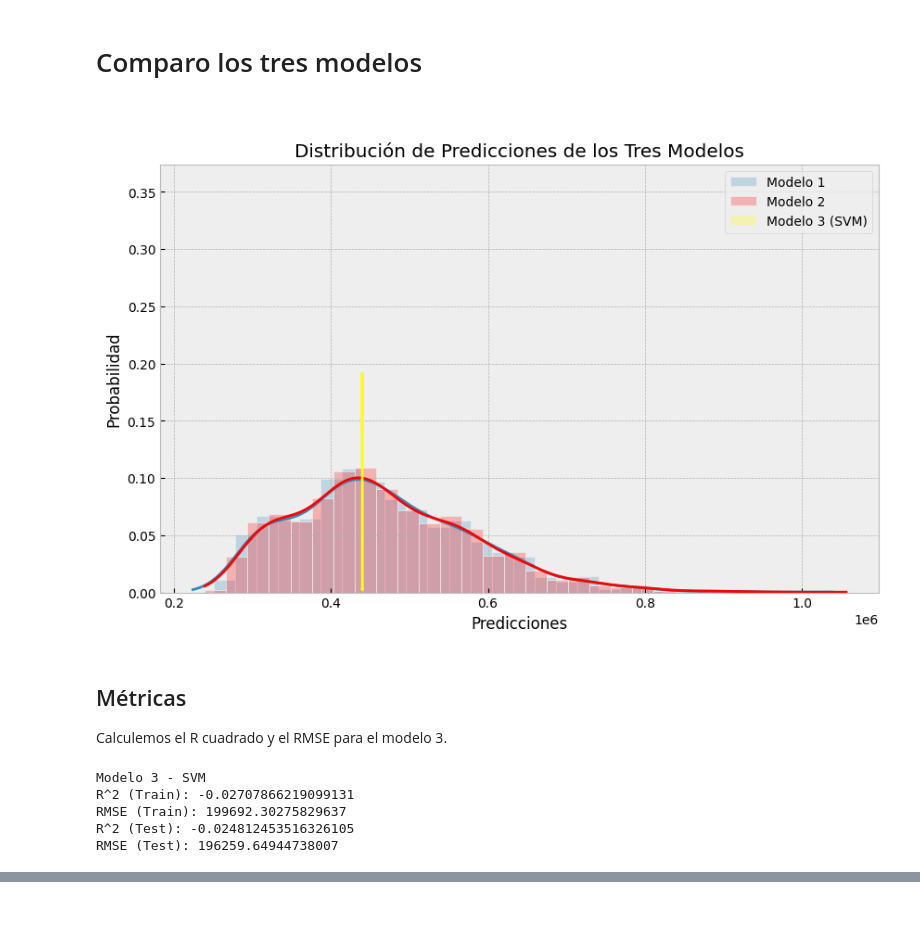
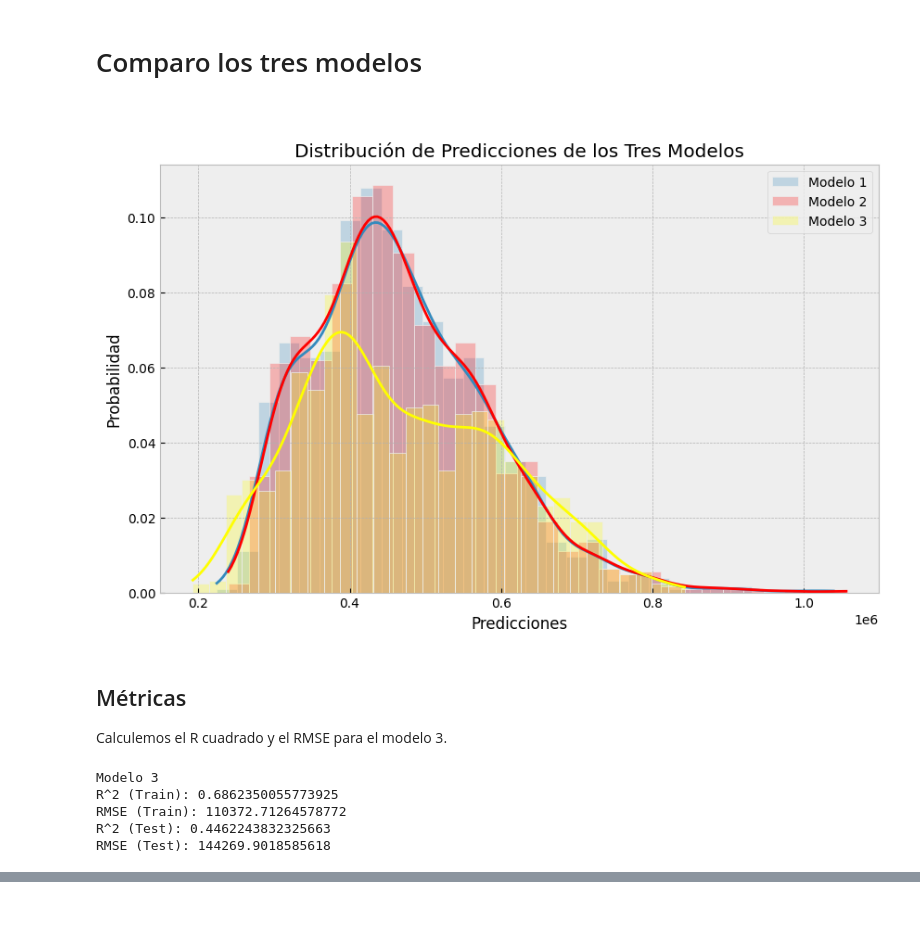
Before and after one commit to NicholasSprigings/EntregaFinal_DataScience_Coderhouse_NicholasSprigings, a Jupyter notebook: EntregaFinal_Sprigings.ipynb, the cells around one changed output, grey strips where cells are left out. Saved outputs shown, nothing was run; the diff lists cells and outputs as text; code cells hidden in the pictures.

```diff
--- a/EntregaFinal_Sprigings.ipynb
+++ b/EntregaFinal_Sprigings.ipynb
@@ -658,0 +643,42 @@ df_test['Pred_3'] = svm_model.predict(df_test[features_selec])
+# %%
+# Define las características seleccionadas
+features_selec_rf = ['sqft_living', 'sqft_above', 'bathrooms', 'bedrooms', 'floors', 'sqft_basement', 'view', 'sqft_lot', 'yr_renovated', 'waterfront']
+
+# Define el modelo RandomForestRegressor
+rf_model = RandomForestRegressor()
+
+# Define los hiperparámetros a buscar
+param_grid = {
+    'n_estimators': [50, 100, 150],  # Número de árboles en el bosque
+    'max_depth': [None, 10, 20, 30],  # Profundidad máxima de los árboles
+    'min_samples_split': [2, 5, 10],  # Número mínimo de muestras requeridas para dividir un nodo interno
+    'min_samples_leaf': [1, 2, 4]  # Número mínimo de muestras requeridas en cada hoja
+}
+
+# Inicializa GridSearchCV
+grid_search = GridSearchCV(estimator=rf_model, param_grid=param_grid, cv=5, scoring='neg_mean_squared_error', n_jobs=-1)
+
+# Entrena el modelo con GridSearchCV
+grid_search.fit(df_train[features_selec_rf], df_train['price'])
+
+# Obtiene el mejor modelo
+best_rf_model = grid_search.best_estimator_
+
+# Genera predicciones para el conjunto de entrenamiento y de prueba
+df_train['Pred_3'] = best_rf_model.predict(df_train[features_selec_rf])
+df_test['Pred_3'] = best_rf_model.predict(df_test[features_selec_rf])
+
+# Evalúa el modelo
+rmse_train_rf = mean_squared_error(df_train['price'], df_train['Pred_3'], squared=False)
+r2_train_rf = r2_score(df_train['price'], df_train['Pred_3'])
+rmse_test_rf = mean_squared_error(df_test['price'], df_test['Pred_3'], squared=False)
+r2_test_rf = r2_score(df_test['price'], df_test['Pred_3'])
+
+print("Random Forest - Mejores Hiperparámetros encontrados:")
+print(grid_search.best_params_)
+print("\nDesempeño en el conjunto de entrenamiento:")
+print("RMSE:", rmse_train_rf)
+print("R^2:", r2_train_rf)
+print("\nDesempeño en el conjunto de prueba:")
+print("RMSE:", rmse_test_rf)
+print("R^2:", r2_test_rf)
@@ -682,23 +721,23 @@ df_test.head()
 # %%
 # Distribución de predicciones de los tres modelos
 plt.figure(figsize=(10, 6))
 
 # Histograma para el modelo 1
 sns.histplot(data=df_test, x='Pred_1', bins=30, alpha=0.25, kde=True, stat='probability', label='Modelo 1')
 
 # Histograma para el modelo 2
 sns.histplot(data=df_test, x='Pred_2', bins=30, alpha=0.25, kde=True, stat='probability', color='red', label='Modelo 2')
 
 # Histograma para el modelo 3 (SVM)
-sns.histplot(data=df_test, x='Pred_3', bins=30, alpha=0.25, kde=True, stat='probability', color='yellow', label='Modelo 3 (SVM)')
+sns.histplot(data=df_test, x='Pred_3', bins=30, alpha=0.25, kde=True, stat='probability', color='yellow', label='Modelo 3')
 
 plt.title('Distribución de Predicciones de los Tres Modelos')
 plt.xlabel('Predicciones')
 plt.ylabel('Probabilidad')
 plt.legend()
 plt.show()
 # %% [output]
-[figure, old version]
+[figure, new version]
 # %% [markdown]
 ## Métricas
 Calculemos el R cuadrado y el RMSE para el modelo 3.
@@ -707,17 +746,17 @@ r2_train_svm = r2_score(df_train['price'], df_train['Pred_3'])
 rmse_train_svm = mean_squared_error(df_train['price'], df_train['Pred_3'], squared=False)
 r2_test_svm = r2_score(df_test['price'], df_test['Pred_3'])
 rmse_test_svm = mean_squared_error(df_test['price'], df_test['Pred_3'], squared=False)
-print("Modelo 3 - SVM")
+print("Modelo 3")
 print("R^2 (Train):", r2_train_svm)
 print("RMSE (Train):", rmse_train_svm)
 print("R^2 (Test):", r2_test_svm)
 print("RMSE (Test):", rmse_test_svm)
 # %% [output]
-Modelo 3 - SVM
-R^2 (Train): -0.02707866219099131
-RMSE (Train): 199692.30275829637
-R^2 (Test): -0.024812453516326105
-RMSE (Test): 196259.64944738007
+Modelo 3
+R^2 (Train): 0.6862350055773925
+RMSE (Train): 110372.71264578772
+R^2 (Test): 0.4462243832325663
+RMSE (Test): 144269.9018585618
 # %%
 metricas = pd.DataFrame(columns=['Poblacion', 'Metrica','Modelo','Valor'])
 # %%
```
Also changed, not shown: parts of 15 cells of this notebook.
